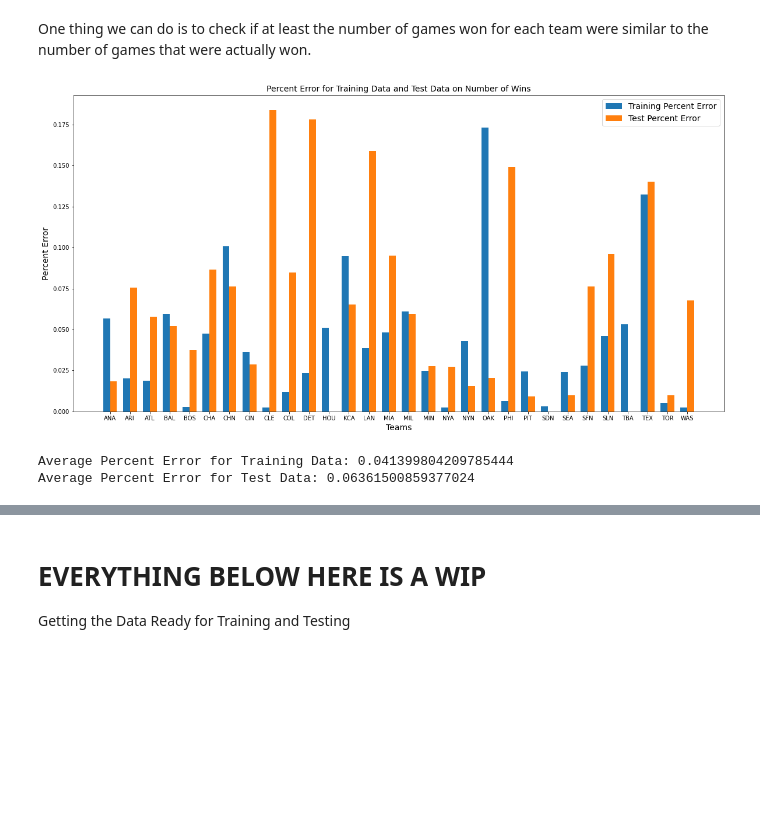
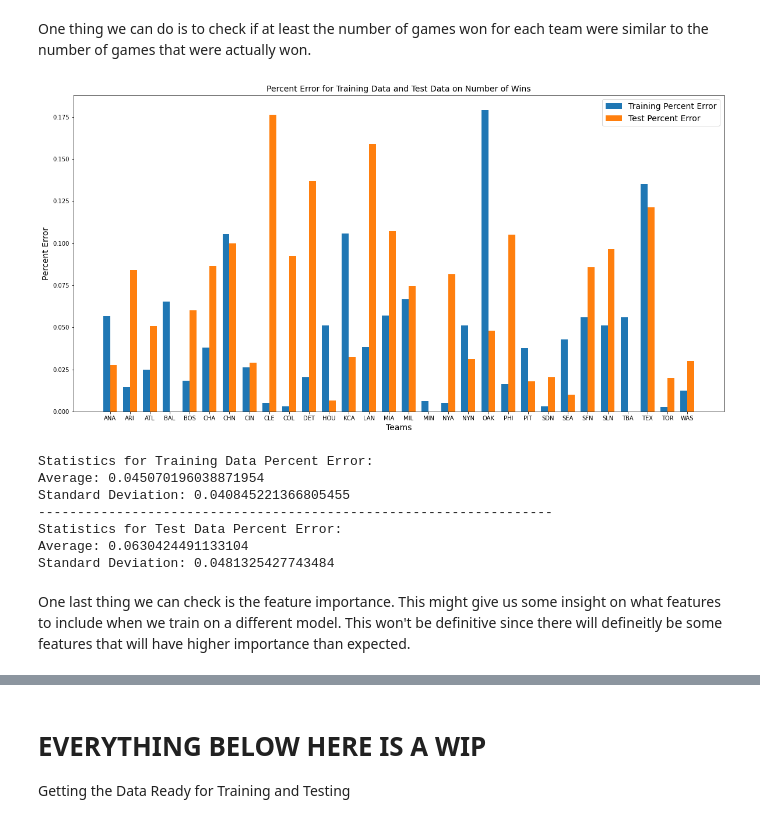
Before and after one commit to samkasbawala/sdp_team_32, a Jupyter notebook: starting_project.ipynb, the cells around one changed output, grey strips where cells are left out. Saved outputs shown, nothing was run; the diff lists cells and outputs as text; code cells hidden in the pictures; blank space fills up the shorter version.

```diff
--- a/starting_project.ipynb
+++ b/starting_project.ipynb
@@ -659,23 +660,23 @@ parameters = {'verbose':False,
               'n_jobs':-1,
               'bootstrap': False,
               'min_samples_leaf': 3,
-              'n_estimators': 100,
+              'n_estimators': 500,
               'min_samples_split': 10,
               'max_features': 'sqrt',
               'max_depth': 3,
               'random_state': 32}
 
 # Train a random forest classifier
-model = RandomForestClassifier(**parameters)
-model.fit(X_train, y_train.values.ravel())
+rnd_clf = RandomForestClassifier(**parameters)
+rnd_clf.fit(X_train, y_train.values.ravel())
 
 # Make Predictions
-training_prediction = model.predict(X_train)
+training_prediction = rnd_clf.predict(X_train)
 training_prediction = training_prediction.reshape(training_prediction.shape[0], 1)
 training_results = pd.DataFrame(data=training_prediction, columns=["Prediction"])
 
 # Make the predicition into a dataframe object
-test_prediction = model.predict(X_test)
+test_prediction = rnd_clf.predict(X_test)
 test_prediction = test_prediction.reshape(test_prediction.shape[0], 1)
 test_results = pd.DataFrame(data=test_prediction, columns=["Prediction"])
 
@@ -718,35 +719,47 @@ for team in sorted(teams):
     won_home_actual_test = joined_test.loc[(joined_test["Home Team"] == team) &
                                            (joined_test["Winner"] == "Home Team")].shape[0]
     won_total_actual_test = won_away_actual_test + won_home_actual_test
 
     won_away_predicted_test = joined_test.loc[(joined_test["Visiting Team"] == team) &
                                               (joined_test["Prediction"] == "Visiting Team")].shape[0]
     won_home_predicted_test = joined_test.loc[(joined_test["Home Team"] == team) &
                                               (joined_test["Prediction"] == "Home Team")].shape[0]
     won_total_prediction_test = won_away_predicted_test + won_home_predicted_test
     percent_error_test = abs(won_total_actual_test - won_total_prediction_test)/won_total_actual_test
     test_percent_error_for_num_wins.append(percent_error_test)
 
 
 fig, ax = plt.subplots(figsize=(20,10))
 x_pos = np.arange(len(teams))
 width = .35
 
 rects1 = ax.bar(x_pos - width/2, training_percent_error_for_num_wins, width, label="Training Percent Error")
 rects2 = ax.bar(x_pos + width/2, test_percent_error_for_num_wins, width, label="Test Percent Error")
 
 ax.set_ylabel("Percent Error", fontsize=14)
 ax.set_xlabel("Teams", fontsize=14)
 ax.set_title("Percent Error for Training Data and Test Data on Number of Wins", fontsize=14)
 ax.set_xticks(x_pos)
 ax.set_xticklabels(sorted(teams))
 ax.legend(fontsize=14)
 plt.show()
 plt.close()
 
-print(f"Average Percent Error for Training Data: {np.average(training_percent_error_for_num_wins)}")
-print(f"Average Percent Error for Test Data: {np.average(test_percent_error_for_num_wins)}")
+print("Statistics for Training Data Percent Error:")
+print(f"Average: {np.average(training_percent_error_for_num_wins)}")
+print(f"Standard Deviation: {np.std(training_percent_error_for_num_wins)}")
+print("------------------------------------------------------------------")
+print("Statistics for Test Data Percent Error:")
+print(f"Average: {np.average(test_percent_error_for_num_wins)}")
+print(f"Standard Deviation: {np.std(test_percent_error_for_num_wins)}")
 # %% [output]
-[figure, old version]
+[figure, new version]
-Average Percent Error for Training Data: 0.041399804209785444
-Average Percent Error for Test Data: 0.06361500859377024
+Statistics for Training Data Percent Error:
+Average: 0.045070196038871954
+Standard Deviation: 0.040845221366805455
+------------------------------------------------------------------
+Statistics for Test Data Percent Error:
+Average: 0.0630424491133104
+Standard Deviation: 0.0481325427743484
+# %% [markdown]
+One last thing we can check is the feature importance. This might give us some insight on what features to include when we train on a different model. This won't be definitive since there will defineitly be some features that will have higher importance than expected.
```
Also changed, not shown: parts of 3 cells of this notebook, 1 other file.
